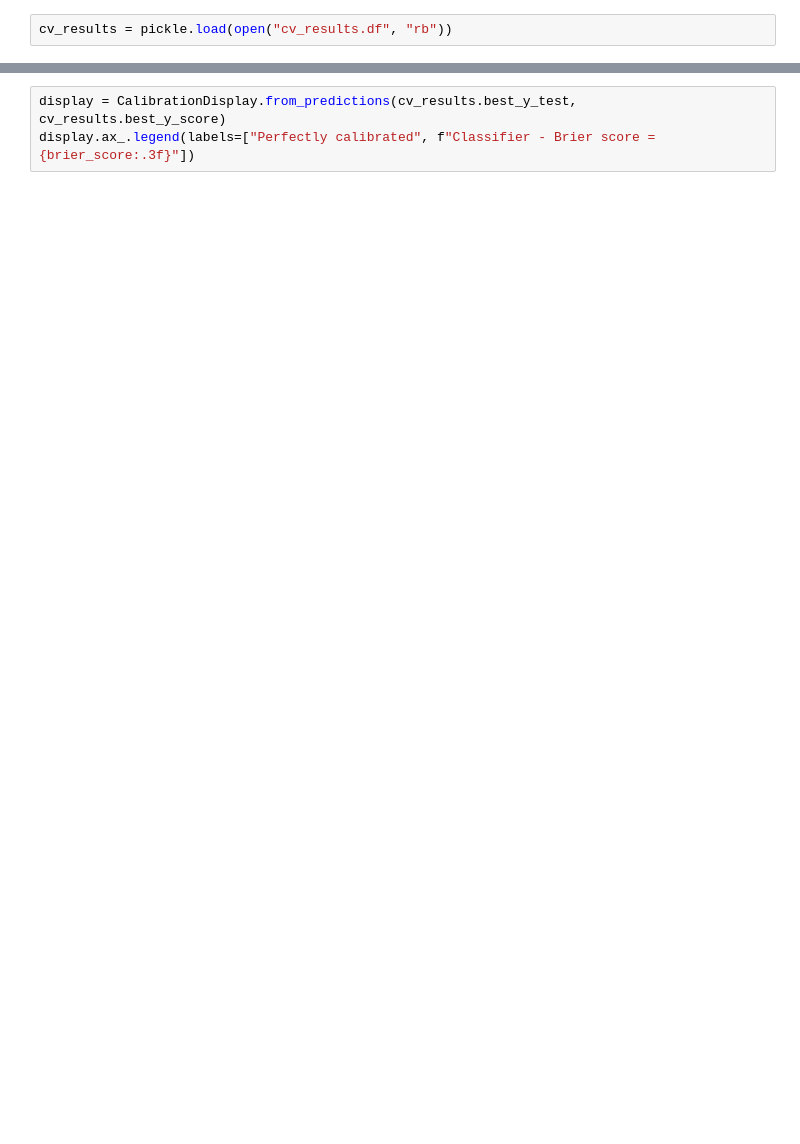
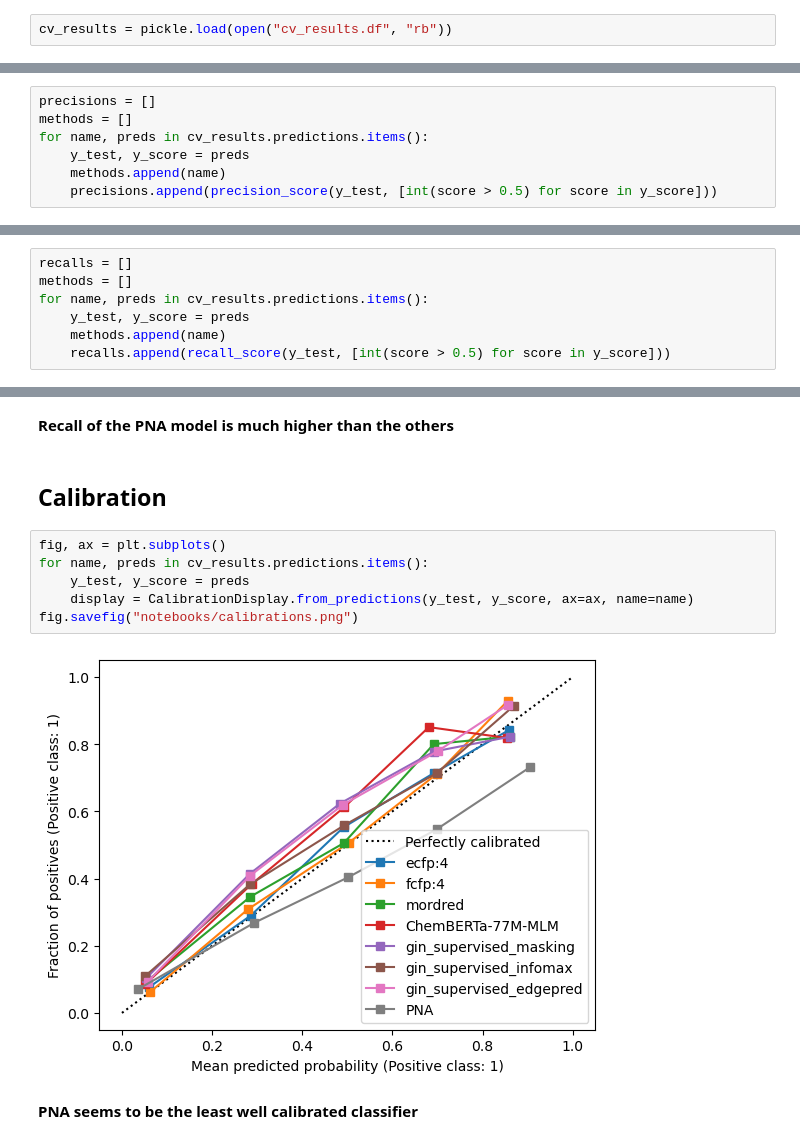
Before and after one commit to biarne-a/valence-potency-egfr, a Jupyter notebook: notebooks/final_experiments_run.ipynb, the cells around one changed output, grey strips where cells are left out. Saved outputs shown, nothing was run; the diff lists cells and outputs as text; blank space fills up the shorter version.

```diff
--- a/notebooks/final_experiments_run.ipynb
+++ b/notebooks/final_experiments_run.ipynb
@@ -42,0 +57,7 @@ brier_score = brier_score_loss(cv_results.best_y_test, cv_results.best_y_score)
+# %%
+precisions = []
+methods = []
+for name, preds in cv_results.predictions.items():
+    y_test, y_score = preds
+    methods.append(name)
+    precisions.append(precision_score(y_test, [int(score > 0.5) for score in y_score]))
@@ -42,0 +87,7 @@ brier_score = brier_score_loss(cv_results.best_y_test, cv_results.best_y_score)
+# %%
+recalls = []
+methods = []
+for name, preds in cv_results.predictions.items():
+    y_test, y_score = preds
+    methods.append(name)
+    recalls.append(recall_score(y_test, [int(score > 0.5) for score in y_score]))
@@ -43,3 +113,14 @@ brier_score = brier_score_loss(cv_results.best_y_test, cv_results.best_y_score)
+# %% [markdown]
+__Recall of the PNA model is much higher than the others__
+# %% [markdown]
+## Calibration
 # %%
-display = CalibrationDisplay.from_predictions(cv_results.best_y_test, cv_results.best_y_score)
-display.ax_.legend(labels=["Perfectly calibrated", f"Classifier - Brier score = {brier_score:.3f}"])
+fig, ax = plt.subplots()
+for name, preds in cv_results.predictions.items():
+    y_test, y_score = preds
+    display = CalibrationDisplay.from_predictions(y_test, y_score, ax=ax, name=name)
+fig.savefig("notebooks/calibrations.png")
+# %% [output]
+[figure, added]
+# %% [markdown]
+__PNA seems to be the least well calibrated classifier__
```
Also changed, not shown: parts of 13 cells of this notebook, 5 other files.
